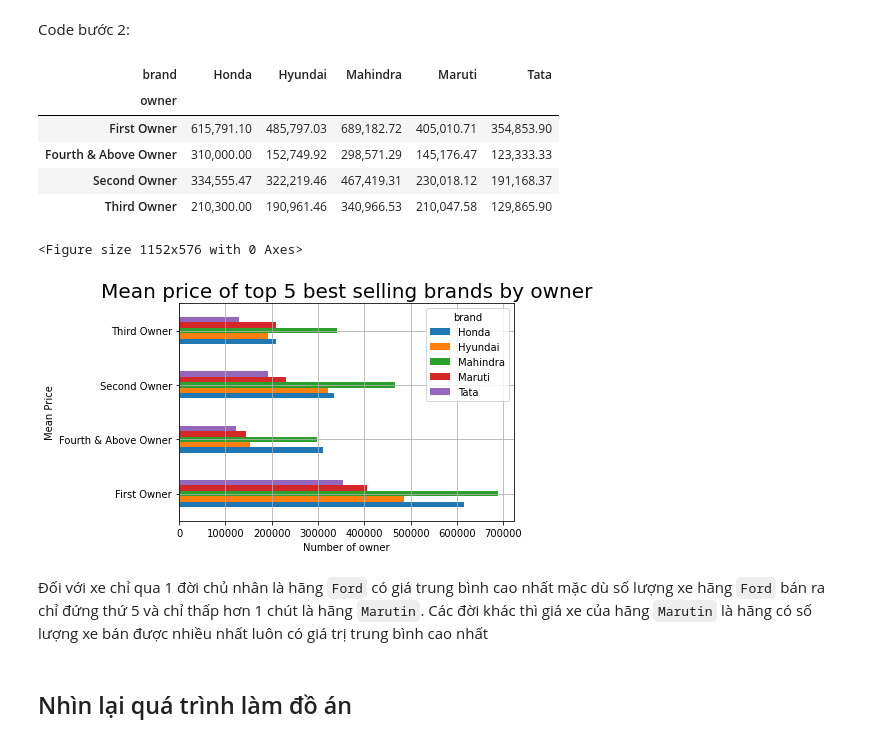
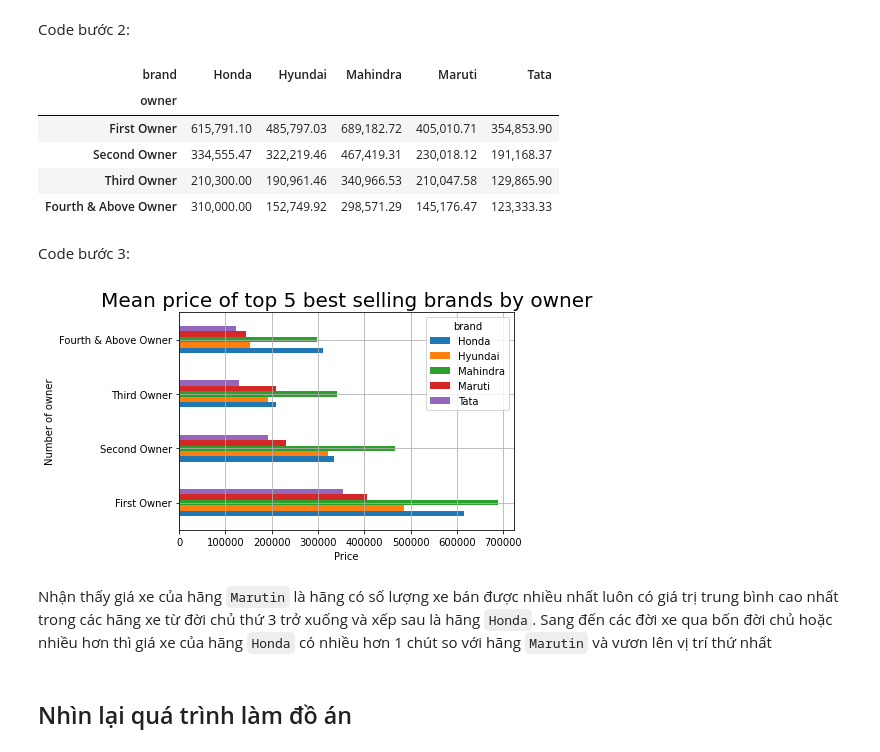
Before and after one commit to syhcmus/LTKHDL, a Jupyter notebook: 18120491_18120540.ipynb, the cells around one changed output. Drawn from its saved outputs; the diff is of its cells as text; code cells hidden in the pictures.

```diff
--- a/18120491_18120540.ipynb
+++ b/18120491_18120540.ipynb
@@ -481,26 +481,27 @@ top_brand
 Code bước 2:
 # %%
 top_brand_by_owner = df[df.brand.isin(top_brand.index)].groupby(['owner','brand'])['selling_price'].mean()
-top_brand_by_owner = top_brand_by_owner.unstack()
+top_brand_by_owner = top_brand_by_owner.unstack().iloc[[0,2,3,1],:]
 top_brand_by_owner
 # %% [output]
 | brand | Honda | Hyundai | Mahindra | Maruti | Tata |
 | owner |  |  |  |  |  |
 | First Owner | 615,791.10 | 485,797.03 | 689,182.72 | 405,010.71 | 354,853.90 |
-| Fourth & Above Owner | 310,000.00 | 152,749.92 | 298,571.29 | 145,176.47 | 123,333.33 |
 | Second Owner | 334,555.47 | 322,219.46 | 467,419.31 | 230,018.12 | 191,168.37 |
 | Third Owner | 210,300.00 | 190,961.46 | 340,966.53 | 210,047.58 | 129,865.90 |
+| Fourth & Above Owner | 310,000.00 | 152,749.92 | 298,571.29 | 145,176.47 | 123,333.33 |
+# %% [markdown]
+Code bước 3:
 # %%
 top_brand_by_owner.plot(kind='barh')
-plt.xlabel('Number of owner')
-plt.ylabel('Mean Price')
+plt.xlabel('Price')
+plt.ylabel('Number of owner')
 plt.grid()
 plt.title('Mean price of top 5 best selling brands by owner', fontsize=20);
 # %% [output]
-<Figure size 1152x576 with 0 Axes>
-[figure, old version]
+[figure, new version]
 # %% [markdown]
-Đối với xe chỉ qua 1 đời chủ nhân là hãng `Ford` có giá trung bình cao nhất mặc dù số lượng xe hãng `Ford` bán ra chỉ đứng thứ 5 và chỉ thấp hơn 1 chút là hãng `Marutin`. Các đời khác thì giá xe của hãng `Marutin` là hãng có số lượng xe bán được nhiều nhất luôn có giá trị trung bình cao nhất
+Nhận thấy giá xe của hãng `Marutin` là hãng có số lượng xe bán được nhiều nhất luôn có giá trị trung bình cao nhất trong các hãng xe từ đời chủ thứ 3 trở xuống và xếp sau là hãng `Honda`. Sang đến các đời xe qua bốn đời chủ hoặc nhiều hơn thì giá xe của hãng `Honda` có nhiều hơn 1 chút so với hãng `Marutin` và vươn lên vị trí thứ nhất
 # %% [markdown]
 ## Nhìn lại quá trình làm đồ án
 # %% [markdown]
```
Also changed, not shown: parts of 1 cell of this notebook.
